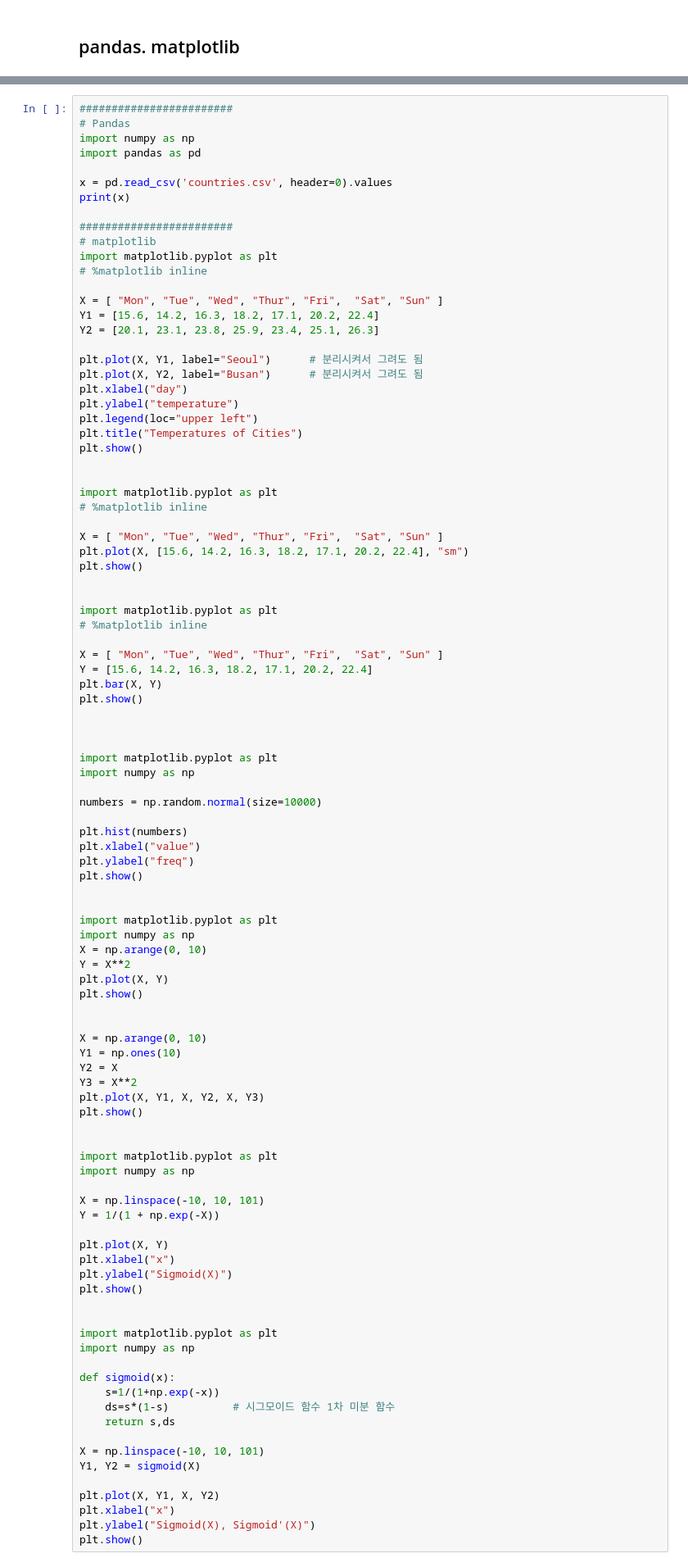
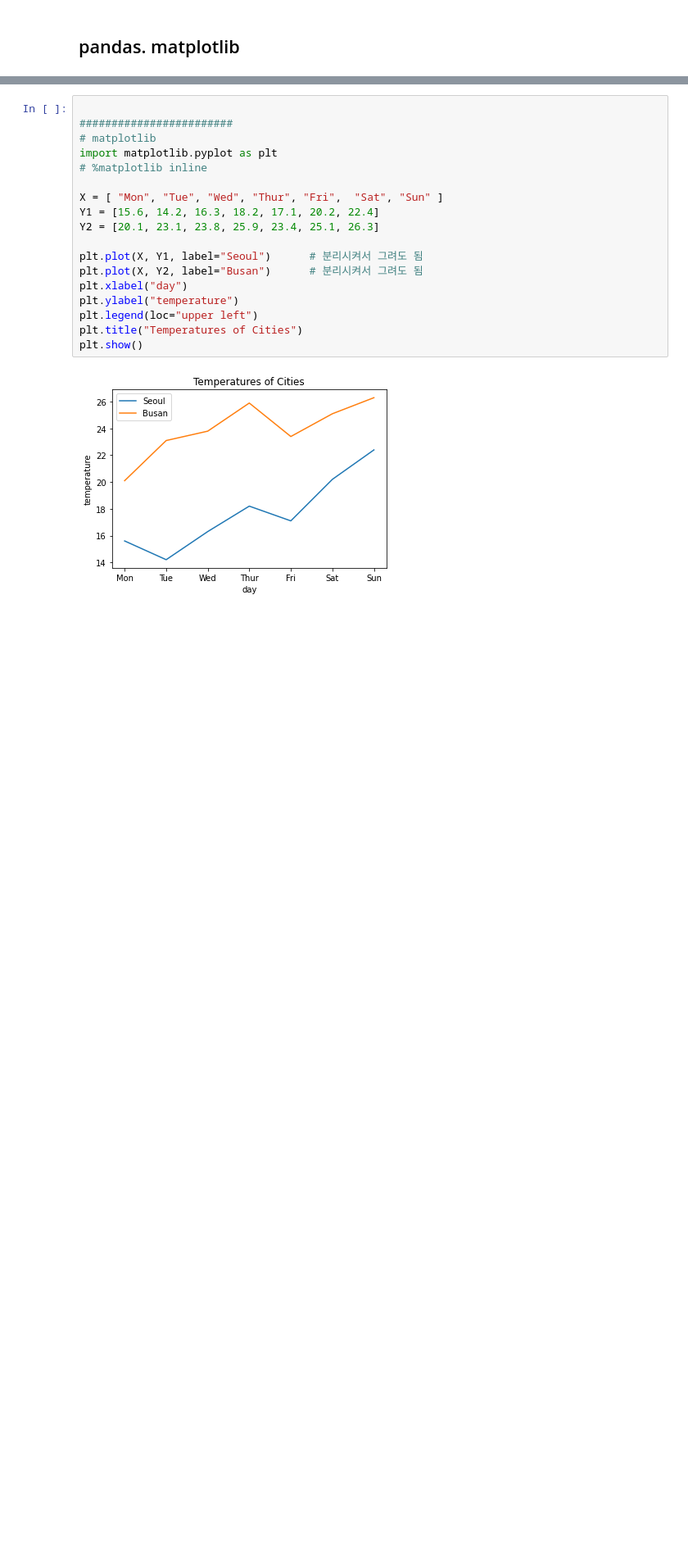
Before and after one commit to mixhub10/dl16, a Jupyter notebook: notebook/ch02_numpy.ipynb, the cells around one changed output, grey strips where cells are left out. Shown: that part at 82% size. Saved outputs shown, nothing was run; the diff lists cells and outputs as text; blank space fills up the shorter version.

```diff
--- a/notebook/ch02_numpy.ipynb
+++ b/notebook/ch02_numpy.ipynb
@@ -443,99 +468,20 @@ x.flatten()
 # %%
-########################
-# Pandas
-import numpy as np
-import pandas as pd
-
-x = pd.read_csv('countries.csv', header=0).values
-print(x)
 
 ########################
 # matplotlib
 import matplotlib.pyplot as plt
 # %matplotlib inline
 
 X = [ "Mon", "Tue", "Wed", "Thur", "Fri",  "Sat", "Sun" ]
 Y1 = [15.6, 14.2, 16.3, 18.2, 17.1, 20.2, 22.4]
 Y2 = [20.1, 23.1, 23.8, 25.9, 23.4, 25.1, 26.3]
 
 plt.plot(X, Y1, label="Seoul")		# 분리시켜서 그려도 됨
 plt.plot(X, Y2, label="Busan")		# 분리시켜서 그려도 됨
 plt.xlabel("day")
 plt.ylabel("temperature")
 plt.legend(loc="upper left")
 plt.title("Temperatures of Cities")
 plt.show()
-
-
-import matplotlib.pyplot as plt
-# %matplotlib inline
-
-X = [ "Mon", "Tue", "Wed", "Thur", "Fri",  "Sat", "Sun" ]
-plt.plot(X, [15.6, 14.2, 16.3, 18.2, 17.1, 20.2, 22.4], "sm")
-plt.show()
-
-
-import matplotlib.pyplot as plt
-# %matplotlib inline
-
-X = [ "Mon", "Tue", "Wed", "Thur", "Fri",  "Sat", "Sun" ]
-Y = [15.6, 14.2, 16.3, 18.2, 17.1, 20.2, 22.4]
-plt.bar(X, Y)
-plt.show()
-
-
-
-import matplotlib.pyplot as plt
-import numpy as np
-
-numbers = np.random.normal(size=10000)
-
-plt.hist(numbers)
-plt.xlabel("value")
-plt.ylabel("freq")
-plt.show()
-
-
-import matplotlib.pyplot as plt
-import numpy as np
-X = np.arange(0, 10)
-Y = X**2
-plt.plot(X, Y)
-plt.show()
-
-
-X = np.arange(0, 10)
-Y1 = np.ones(10)
-Y2 = X
-Y3 = X**2
-plt.plot(X, Y1, X, Y2, X, Y3)
-plt.show()
-
-
-import matplotlib.pyplot as plt
-import numpy as np
-
-X = np.linspace(-10, 10, 101)
-Y = 1/(1 + np.exp(-X))
-
-plt.plot(X, Y)
-plt.xlabel("x")
-plt.ylabel("Sigmoid(X)")
-plt.show()
-
-
-import matplotlib.pyplot as plt
-import numpy as np
-
-def sigmoid(x):
-    s=1/(1+np.exp(-x))
-    ds=s*(1-s)  		# 시그모이드 함수 1차 미분 함수
-    return s,ds
-
-X = np.linspace(-10, 10, 101)
-Y1, Y2 = sigmoid(X)
-
-plt.plot(X, Y1, X, Y2)
-plt.xlabel("x")
-plt.ylabel("Sigmoid(X), Sigmoid'(X)")
-plt.show()
+# %% [output]
+[figure, added]
```
Also changed, not shown: parts of 11 cells of this notebook.
